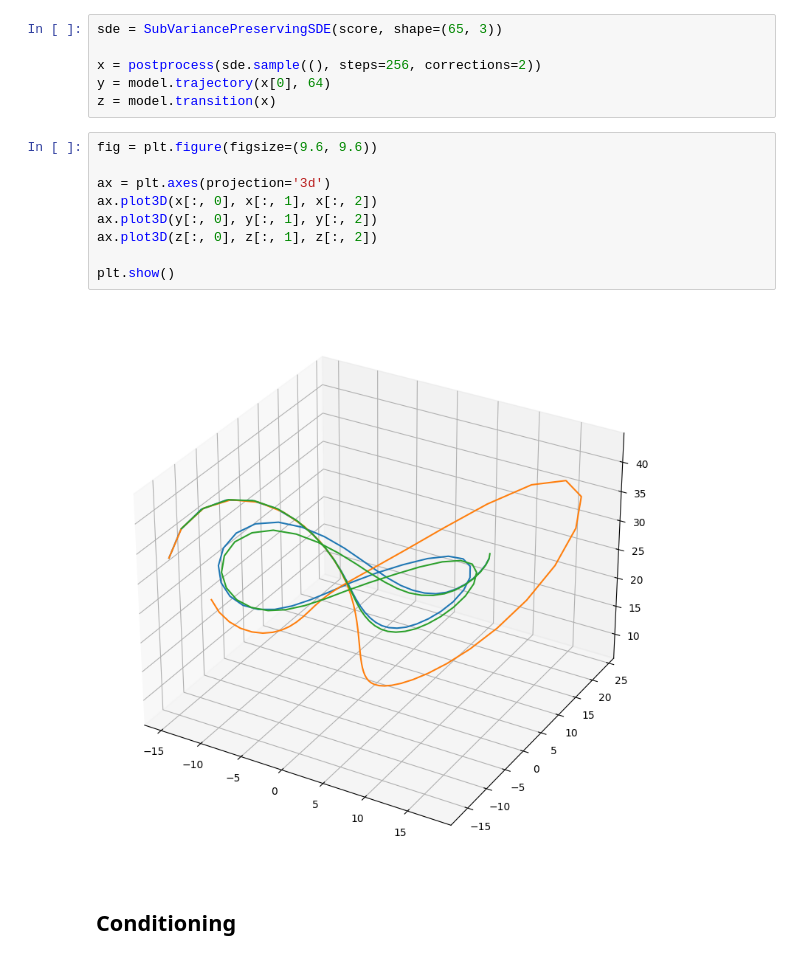
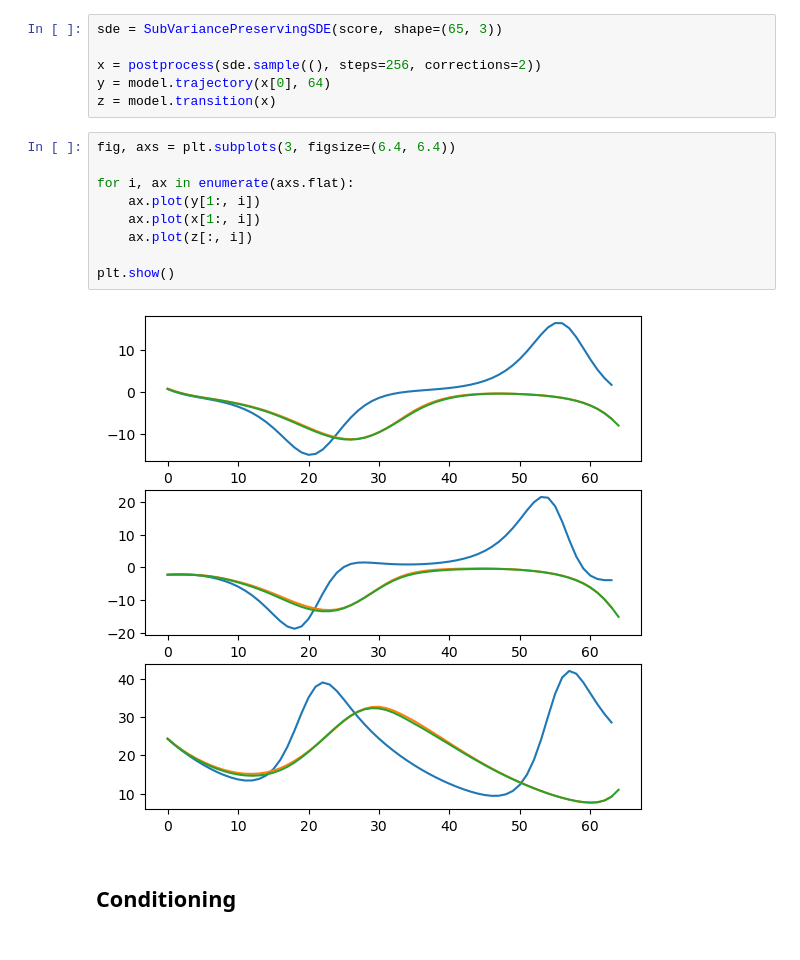
Before and after one commit to francois-rozet/sda, a Jupyter notebook: lorenz63.ipynb, the cells around one changed output. Saved outputs shown, nothing was run; the diff lists cells and outputs as text.

```diff
--- a/lorenz63.ipynb
+++ b/lorenz63.ipynb
@@ -93,17 +93,17 @@ sde = SubVariancePreservingSDE(score, shape=(65, 3))
 x = postprocess(sde.sample((), steps=256, corrections=2))
 y = model.trajectory(x[0], 64)
 z = model.transition(x)
-# %%
-fig = plt.figure(figsize=(9.6, 9.6))
-
-ax = plt.axes(projection='3d')
-ax.plot3D(x[:, 0], x[:, 1], x[:, 2])
-ax.plot3D(y[:, 0], y[:, 1], y[:, 2])
-ax.plot3D(z[:, 0], z[:, 1], z[:, 2])
-
-plt.show()
-# %% [output]
-[figure, removed]
+# %%
+fig, axs = plt.subplots(3, figsize=(6.4, 6.4))
+
+for i, ax in enumerate(axs.flat):
+    ax.plot(y[1:, i])
+    ax.plot(x[1:, i])
+    ax.plot(z[:, i])
+
+plt.show()
+# %% [output]
+[figure, added]
 # %% [markdown]
 ## Conditioning
 # %%
```
Also changed, not shown: parts of 5 cells of this notebook, 3 other files.
